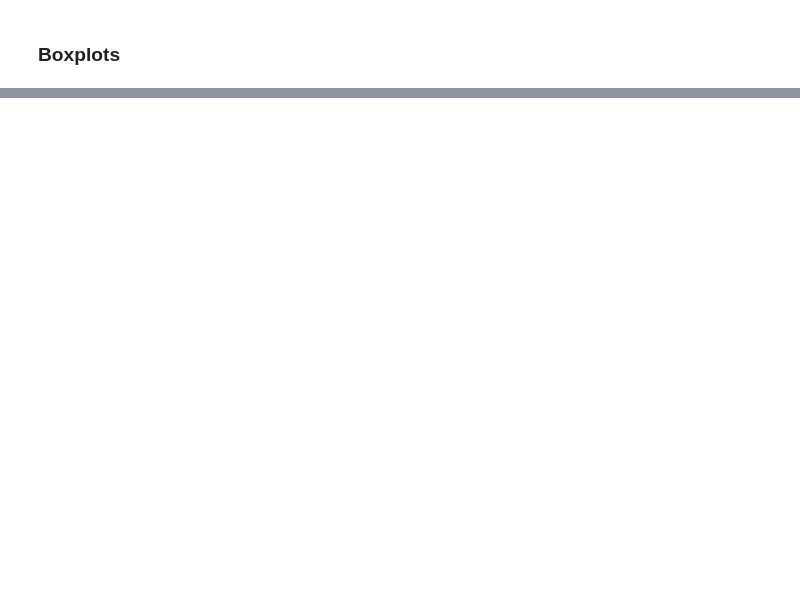
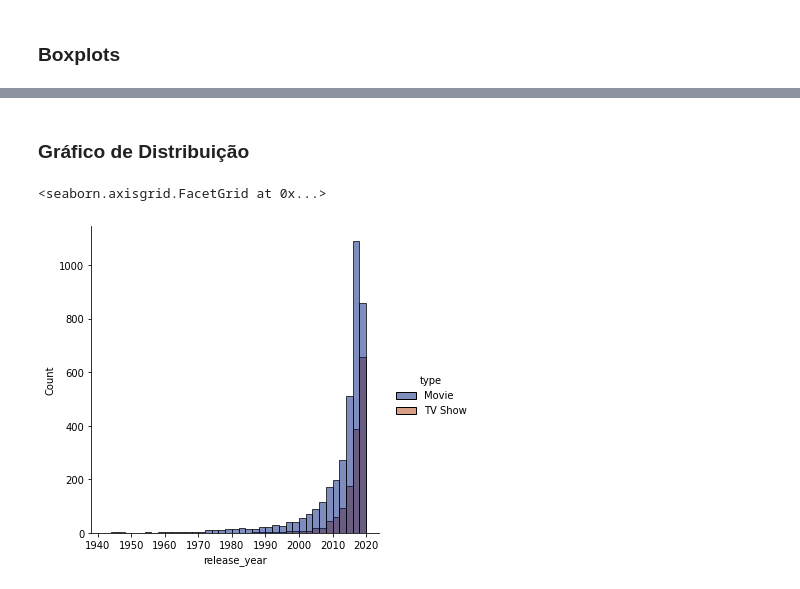
Before and after one commit to DayvisonGomes/Projeto_ICD, a Jupyter notebook: Projeto_ICD.ipynb, the cells around one changed output, grey strips where cells are left out. Saved outputs shown, nothing was run; the diff lists cells and outputs as text; code cells hidden in the pictures; blank space fills up the shorter version.

```diff
--- a/Projeto_ICD.ipynb
+++ b/Projeto_ICD.ipynb
@@ -129,0 +207,8 @@ plt.boxplot(df['rating'].value_counts())
+# %% [markdown]
+### Gráfico de Distribuição
+# %%
+sns.set_palette('dark')
+sns.displot(data=df , x='release_year' , binwidth=2 , hue='type')
+# %% [output]
+<seaborn.axisgrid.FacetGrid at 0x...>
+[figure, added]
```
Also changed, not shown: parts of 38 cells of this notebook.
